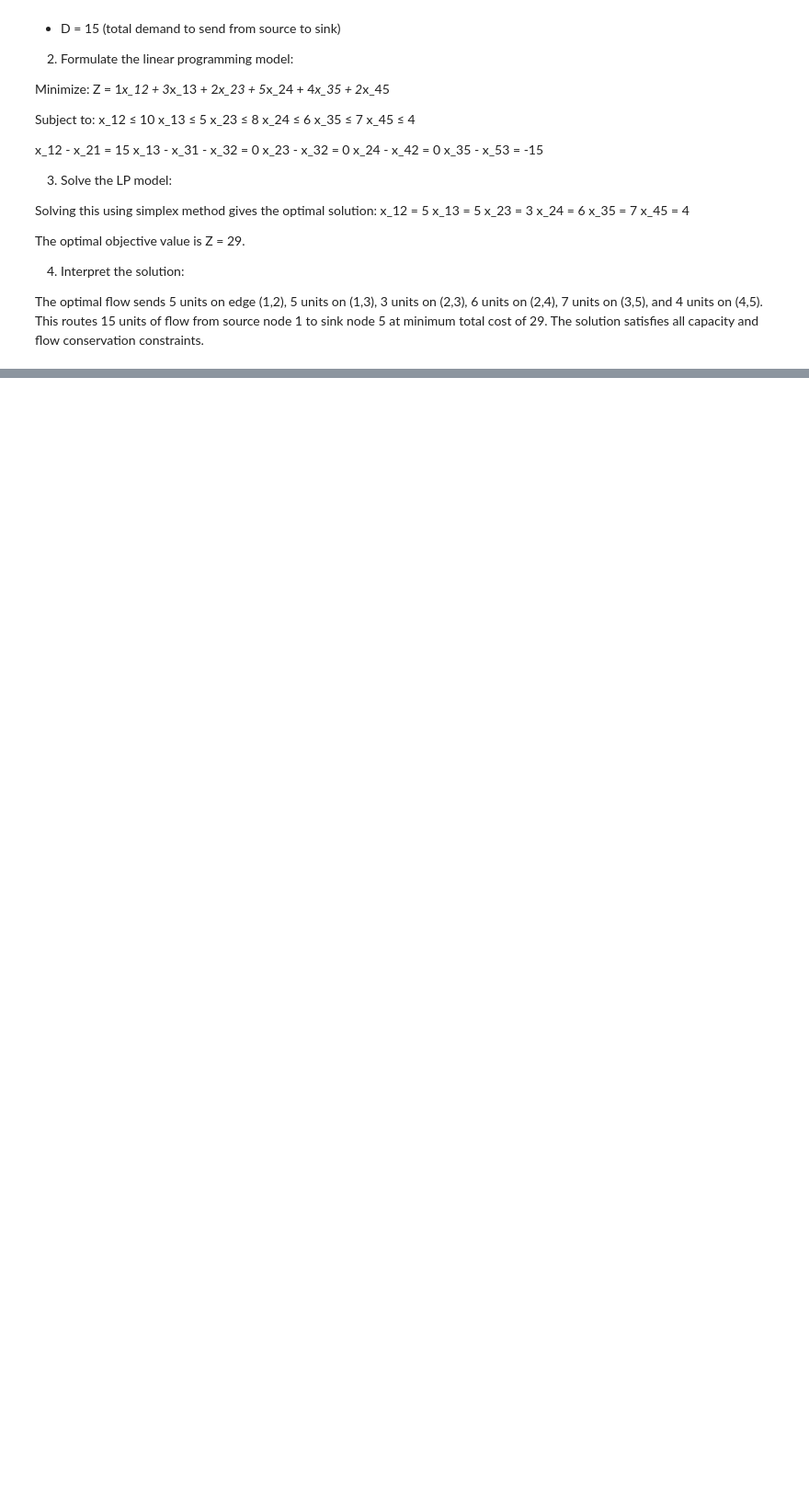
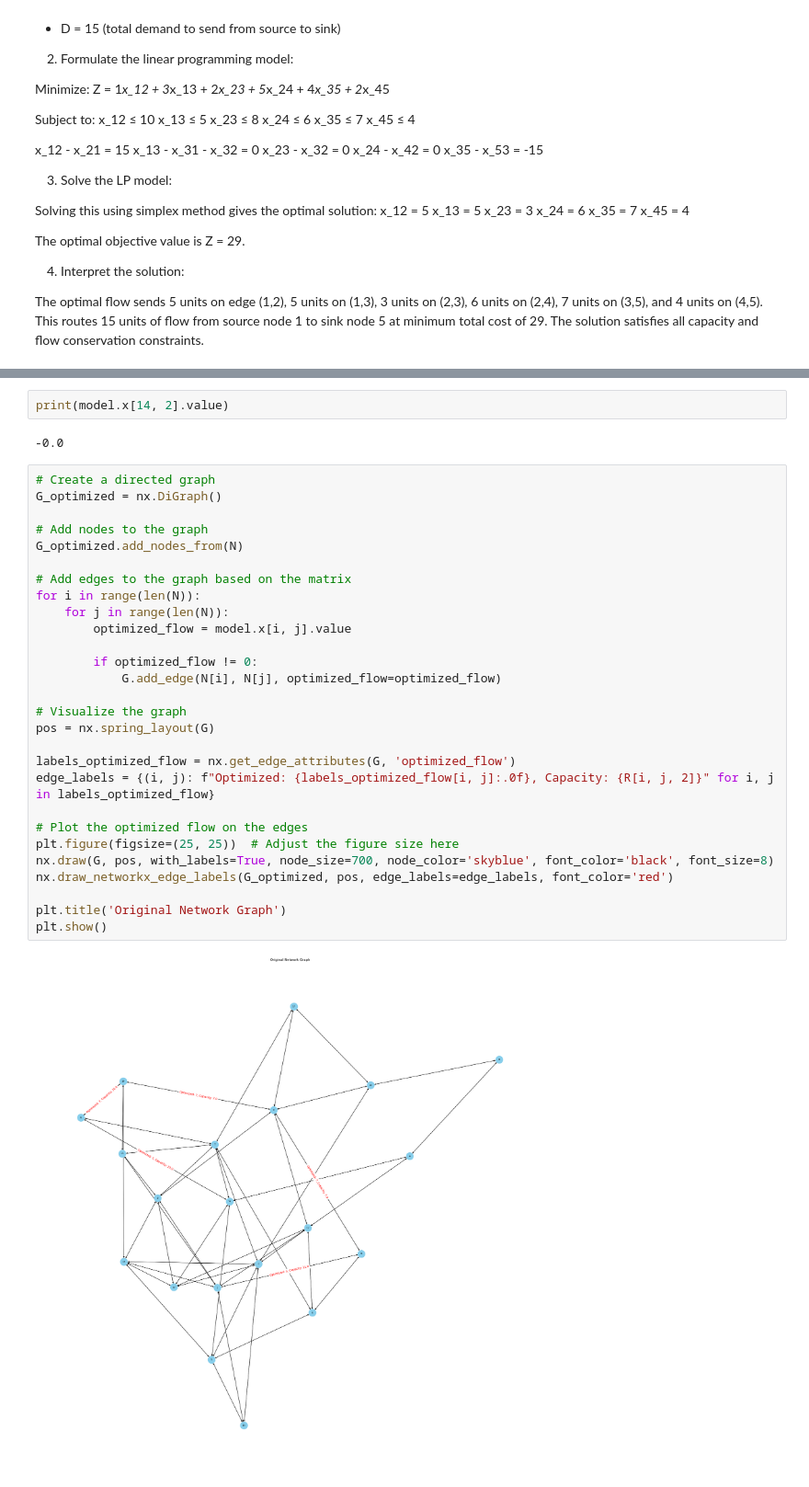
Before and after one commit to andres-nav/optimization, a Jupyter notebook: 02/Navarro_Andres_HW2.ipynb, the cells around one changed output, grey strips where cells are left out. Shown at 92% size. Saved outputs shown, nothing was run; the diff lists cells and outputs as text; blank space fills up the shorter version.

```diff
--- a/02/Navarro_Andres_HW2.ipynb
+++ b/02/Navarro_Andres_HW2.ipynb
@@ -204,0 +255,34 @@ plt.show()
+# %%
+print(model.x[14, 2].value)
+# %% [output]
+-0.0
+# %%
+# Create a directed graph
+G_optimized = nx.DiGraph()
+
+# Add nodes to the graph
+G_optimized.add_nodes_from(N)
+
+# Add edges to the graph based on the matrix
+for i in range(len(N)):
+    for j in range(len(N)):
+        optimized_flow = model.x[i, j].value
+
+        if optimized_flow != 0:
+            G.add_edge(N[i], N[j], optimized_flow=optimized_flow)
+
+# Visualize the graph
+pos = nx.spring_layout(G)
+
+labels_optimized_flow = nx.get_edge_attributes(G, 'optimized_flow')
+edge_labels = {(i, j): f"Optimized: {labels_optimized_flow[i, j]:.0f}, Capacity: {R[i, j, 2]}" for i, j in labels_optimized_flow}
+
+# Plot the optimized flow on the edges
+plt.figure(figsize=(25, 25))  # Adjust the figure size here
+nx.draw(G, pos, with_labels=True, node_size=700, node_color='skyblue', font_color='black', font_size=8)
+nx.draw_networkx_edge_labels(G_optimized, pos, edge_labels=edge_labels, font_color='red')
+
+plt.title('Original Network Graph')
+plt.show()
+# %% [output]
+[figure, added]
```
Also changed, not shown: parts of 6 cells of this notebook.
